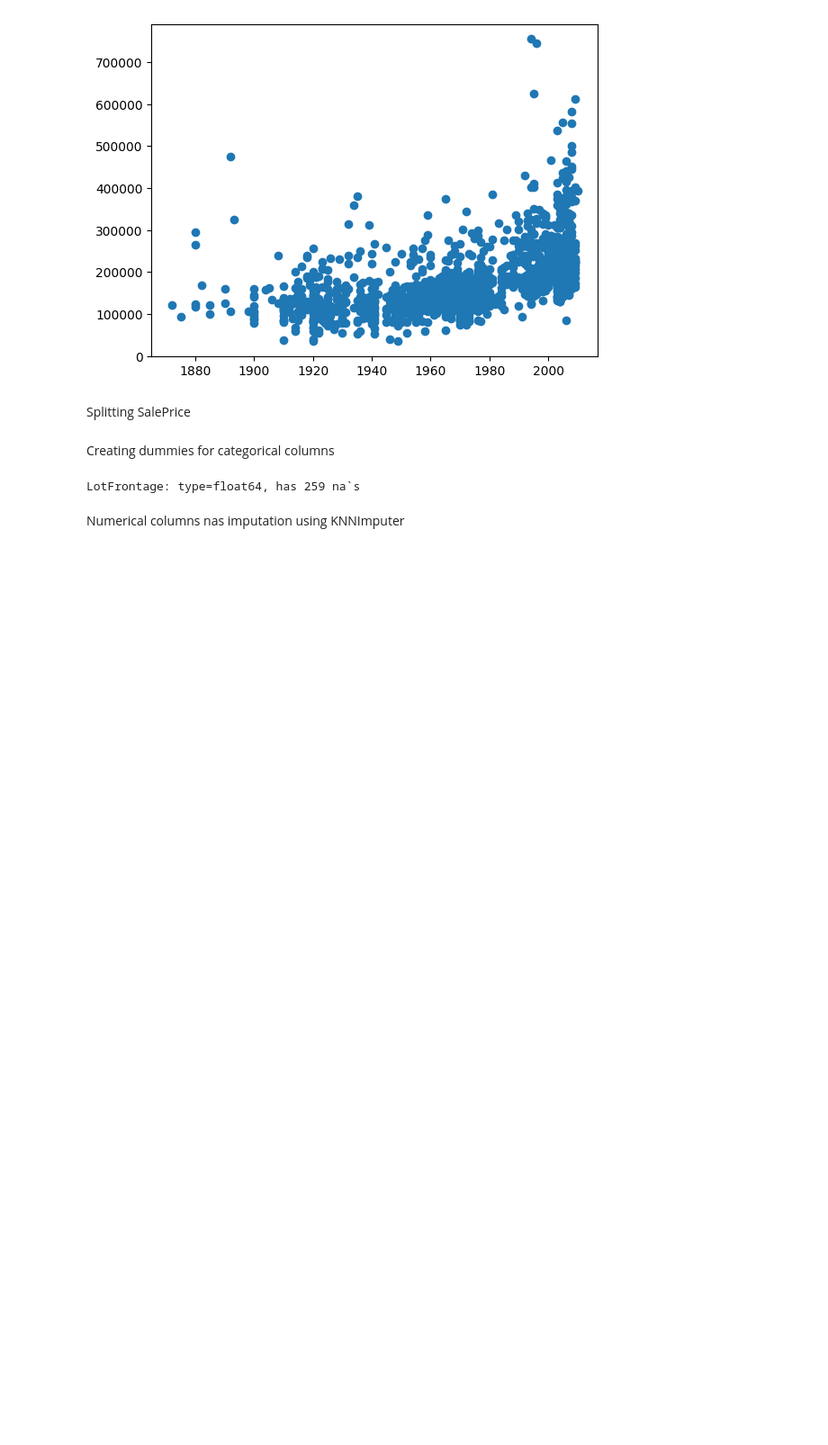
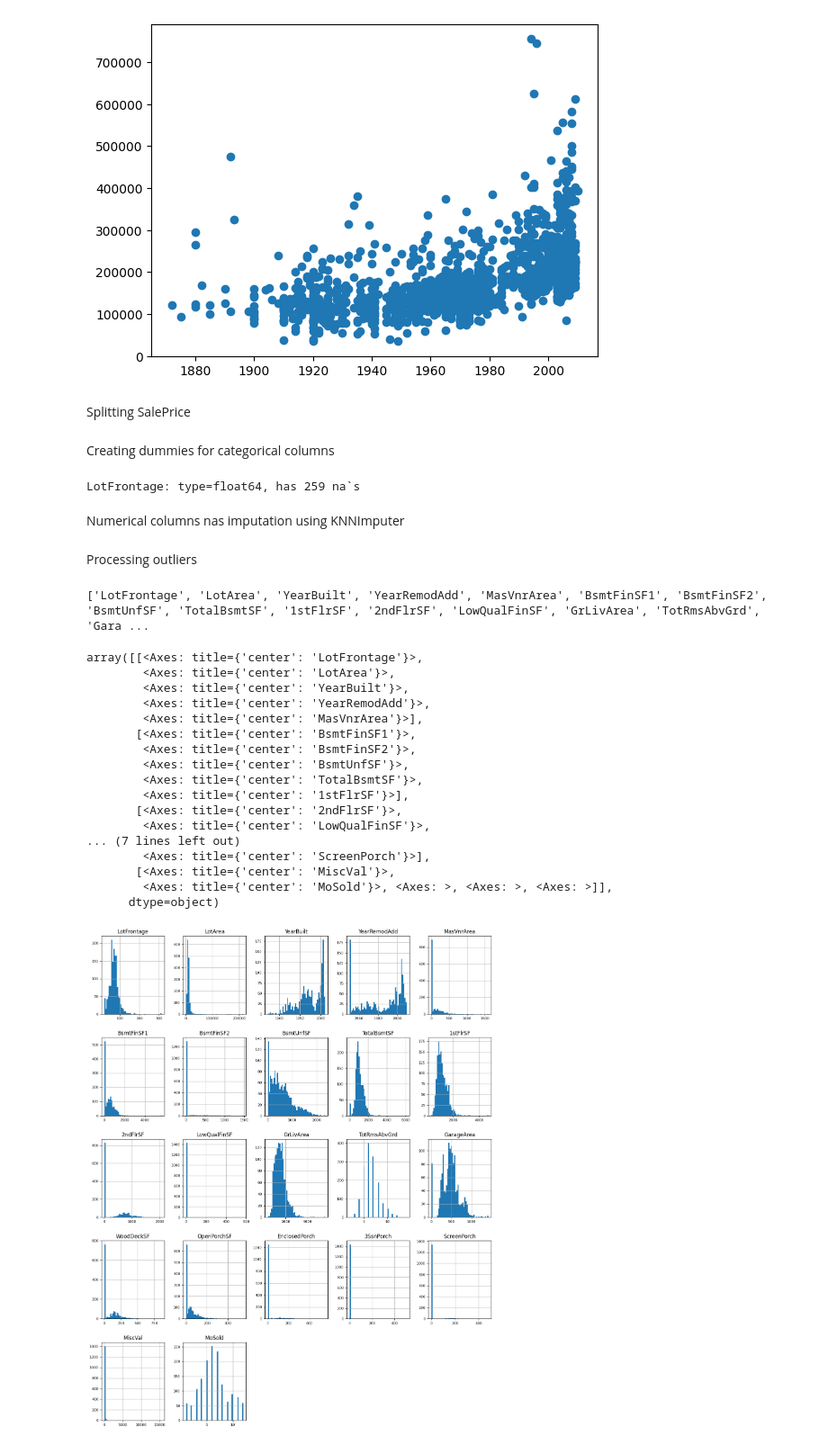
Before and after one commit to astopchatyy/Buildings-prediction-collab, a Jupyter notebook: Buildings_dataset.ipynb, the cells around one changed output. Shown at 90% size. Cells and saved outputs as stored; diff of their text form; code cells hidden in the pictures; blank space fills up the shorter version.

Commit message:
Outliers processing

```diff
--- a/Buildings_dataset.ipynb
+++ b/Buildings_dataset.ipynb
@@ -189,3 +189,34 @@ for column in test_data.columns:
   s = test_data[column].isna().sum()
   if s > 0:
     print(f"{column}: type={test_data[column].dtype}, has {s} na`s")
+# %% [markdown]
+Processing outliers
+# %%
+numeric_columns = []
+for column in train_data.columns:
+  if len(train_data[column].unique()) > 10:
+    numeric_columns.append(column)
+print(numeric_columns)
+# %% [output]
+['LotFrontage', 'LotArea', 'YearBuilt', 'YearRemodAdd', 'MasVnrArea', 'BsmtFinSF1', 'BsmtFinSF2', 'BsmtUnfSF', 'TotalBsmtSF', '1stFlrSF', '2ndFlrSF', 'LowQualFinSF', 'GrLivArea', 'TotRmsAbvGrd', 'Gara ...
+# %%
+train_data[numeric_columns].hist(figsize=(16, 20), bins=50, xlabelsize=8, ylabelsize=8)
+# %% [output]
+array([[<Axes: title={'center': 'LotFrontage'}>,
+        <Axes: title={'center': 'LotArea'}>,
+        <Axes: title={'center': 'YearBuilt'}>,
+        <Axes: title={'center': 'YearRemodAdd'}>,
+        <Axes: title={'center': 'MasVnrArea'}>],
+       [<Axes: title={'center': 'BsmtFinSF1'}>,
+        <Axes: title={'center': 'BsmtFinSF2'}>,
+        <Axes: title={'center': 'BsmtUnfSF'}>,
+        <Axes: title={'center': 'TotalBsmtSF'}>,
+        <Axes: title={'center': '1stFlrSF'}>],
+       [<Axes: title={'center': '2ndFlrSF'}>,
+        <Axes: title={'center': 'LowQualFinSF'}>,
+... (7 lines left out)
+        <Axes: title={'center': 'ScreenPorch'}>],
+       [<Axes: title={'center': 'MiscVal'}>,
+        <Axes: title={'center': 'MoSold'}>, <Axes: >, <Axes: >, <Axes: >]],
+      dtype=object)
+[figure, added]
```
Also changed, not shown: parts of 3 cells of this notebook.
